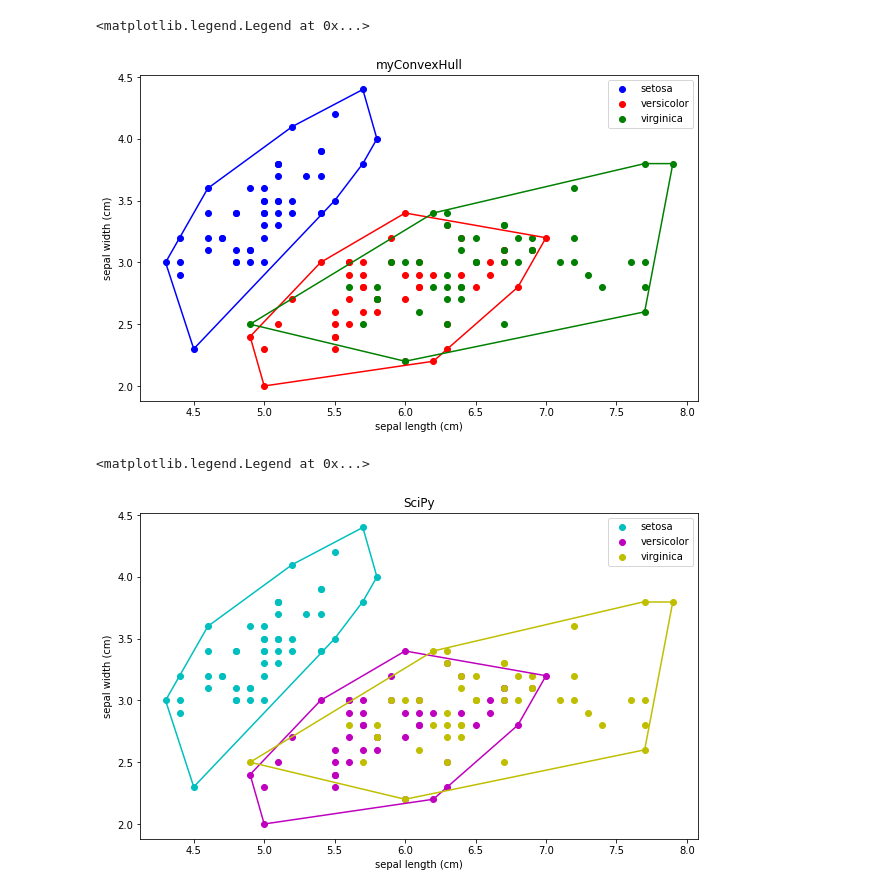
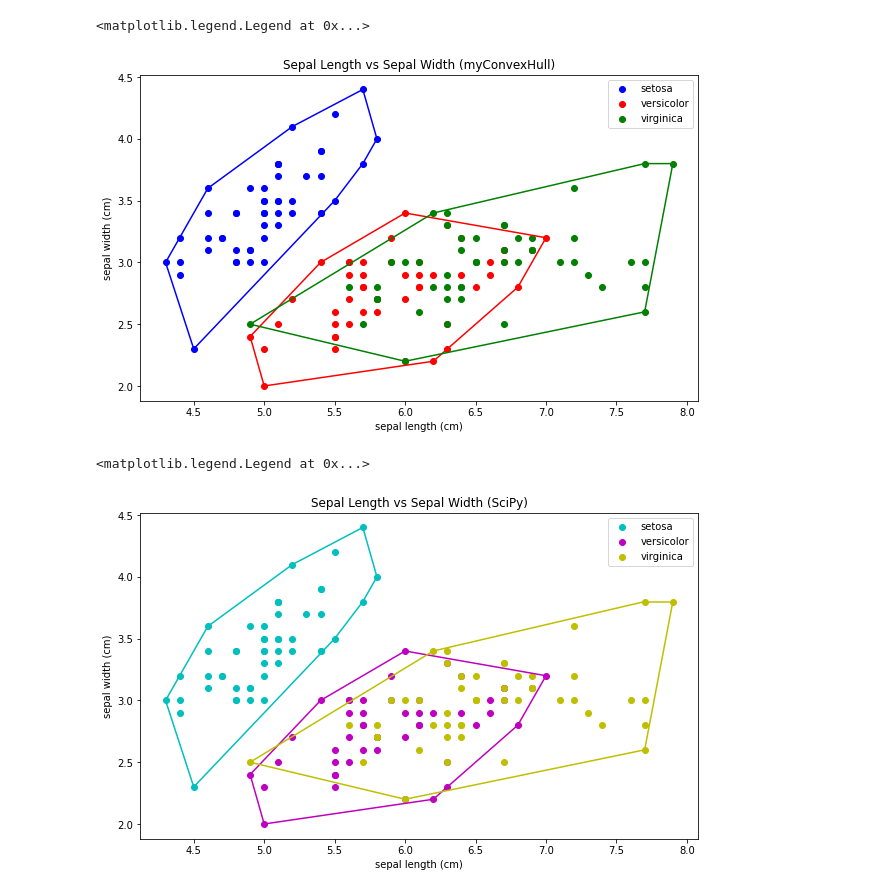
Before and after one commit to clumsyyyy/TucilStima2, a Jupyter notebook: src/main.ipynb, the cells around one changed output. Drawn from its saved outputs; the diff is of its cells as text; code cells hidden in the pictures.

```diff
--- a/src/main.ipynb
+++ b/src/main.ipynb
@@ -8,0 +8,7 @@ from scipy.spatial import ConvexHull
+# %%
+title = "Sepal Length vs Sepal Width"
+
+data = datasets.load_iris()
+df = pd.DataFrame(data.data, columns = data.feature_names)
+df['Target'] = pd.DataFrame(data.target)
+df.head()
@@ -9,43 +22,38 @@ from scipy.spatial import ConvexHull
 # %%
+# Penggunaan library myConvexHull
 plt.figure(figsize = (10, 6))
-plt.title('myConvexHull')
-data = datasets.load_iris()
-df = pd.DataFrame(data.data, columns = data.feature_names)
-df['Target'] = pd.DataFrame(data.target)
-
+plt.title(title + ' (myConvexHull)')
 plt.xlabel(data.feature_names[0])
 plt.ylabel(data.feature_names[1])
 
 ConvexObj = Convex()
 colors = ['b', 'r', 'g']
+
 for i in range(len(data.target_names)):
     bucket = df[df['Target'] == i].iloc[:, [0, 1]].values
     hull = ConvexObj.ConvexHull(bucket)
     plt.scatter(bucket[:, 0], bucket[:, 1], label=data.target_names[i], color = colors[i % len(colors)])
     plt.plot(hull[0], hull[1], color = colors[i % len(colors)])
 plt.legend()
 # %% [output]
 <matplotlib.legend.Legend at 0x...>
-[figure, old version]
+[figure, new version]
 # %%
+# Perbandingan menggunakan library SciPy
 plt.figure(figsize = (10, 6))
-plt.title('SciPy')
-datas = datasets.load_iris()
-dfs = pd.DataFrame(datas.data, columns = datas.feature_names)
-dfs['Target'] = pd.DataFrame(datas.target)
-
-plt.xlabel(datas.feature_names[0])
-plt.ylabel(datas.feature_names[1])
+plt.title(title + ' (SciPy)')
+plt.xlabel(data.feature_names[0])
+plt.ylabel(data.feature_names[1])
 
 scolors = ['c', 'm', 'y']
 
-for i in range(len(datas.target_names)):
+for i in range(len(data.target_names)):
     bucket = df[df['Target'] == i].iloc[:, [0, 1]].values
     hull = ConvexHull(bucket)
-    plt.scatter(bucket[:, 0], bucket[:, 1], label=datas.target_names[i], color = scolors[i % len(scolors)])
+    plt.scatter(bucket[:, 0], bucket[:, 1], label=data.target_names[i], color = scolors[i % len(scolors)])
     for simplex in hull.simplices:
         plt.plot(bucket[simplex, 0], bucket[simplex, 1], color = scolors[i % len(scolors)])
 plt.legend()
 # %% [output]
 <matplotlib.legend.Legend at 0x...>
-[figure, old version]
+[figure, new version]
```
Also changed, not shown: parts of 3 cells of this notebook, 6 other files.
